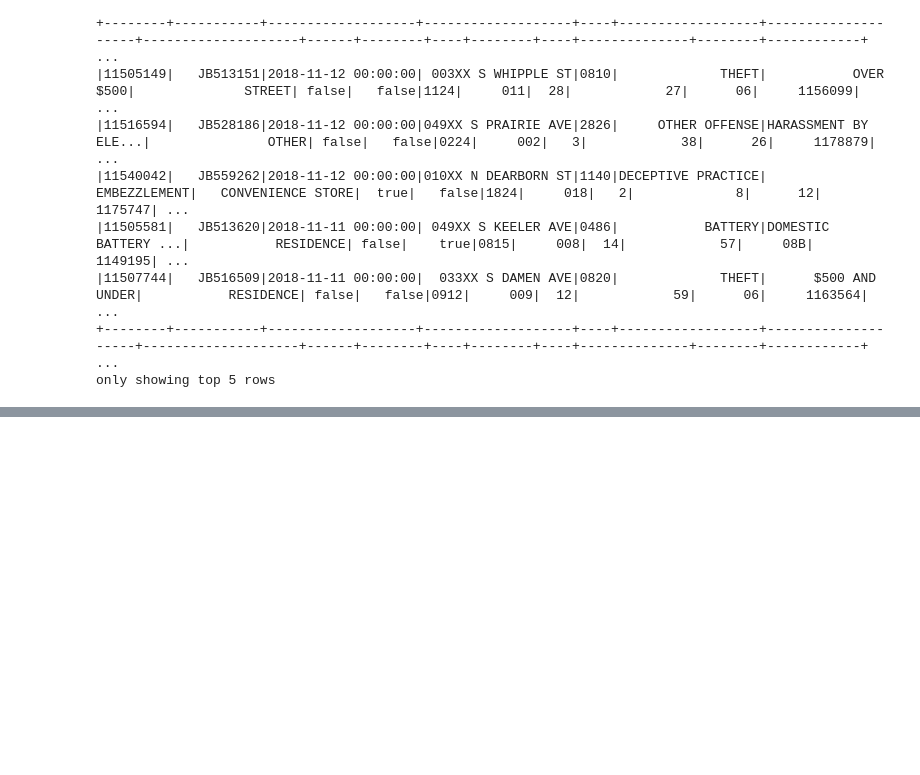
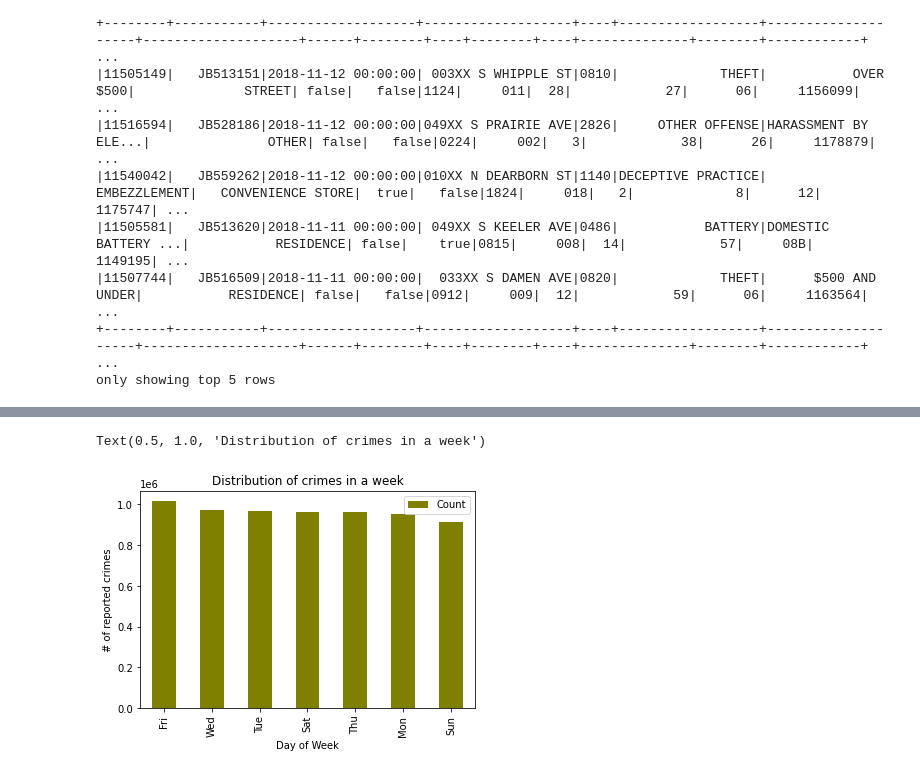
Before and after one commit to manojmanivannan/ApacheSparkEssentials, a Jupyter notebook: SparkByLinkedin.ipynb, the cells around one changed output, grey strips where cells are left out. Drawn from its saved outputs; the diff is of its cells as text; code cells hidden in the pictures; blank space fills up the shorter version.

```diff
--- a/SparkByLinkedin.ipynb
+++ b/SparkByLinkedin.ipynb
@@ -304,0 +770,3 @@ only showing top 20 rows
+# %%
+dow = [x[0] for x in rc.groupBy(date_format(col('Date'),'E')).count().collect()]
+dow
@@ -304,0 +775,3 @@ only showing top 20 rows
+# %%
+cnt = [x[1] for x in rc.groupBy(date_format(col('Date'),'E')).count().collect()]
+cnt
@@ -304,0 +783,2 @@ only showing top 20 rows
+# %%
+cp = pd.DataFrame({'day_of_week':dow,'Count':cnt})
@@ -304,0 +796,8 @@ only showing top 20 rows
+# %%
+cp.sort_values('Count',ascending=False).plot(kind='bar',x='day_of_week',y='Count',color='olive')
+plt.xlabel('Day of Week')
+plt.ylabel('# of reported crimes')
+plt.title('Distribution of crimes in a week')
+# %% [output]
+Text(0.5, 1.0, 'Distribution of crimes in a week')
+[figure, added]
```
Also changed, not shown: parts of 54 cells of this notebook.
